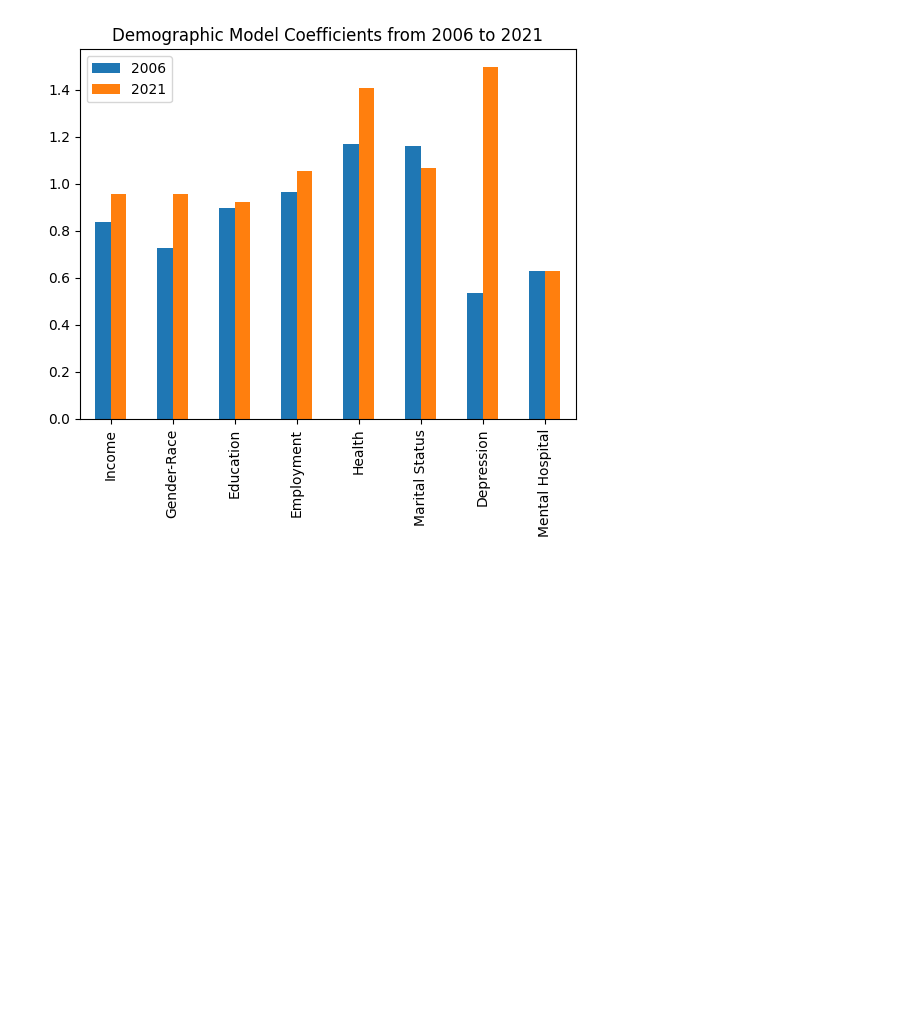
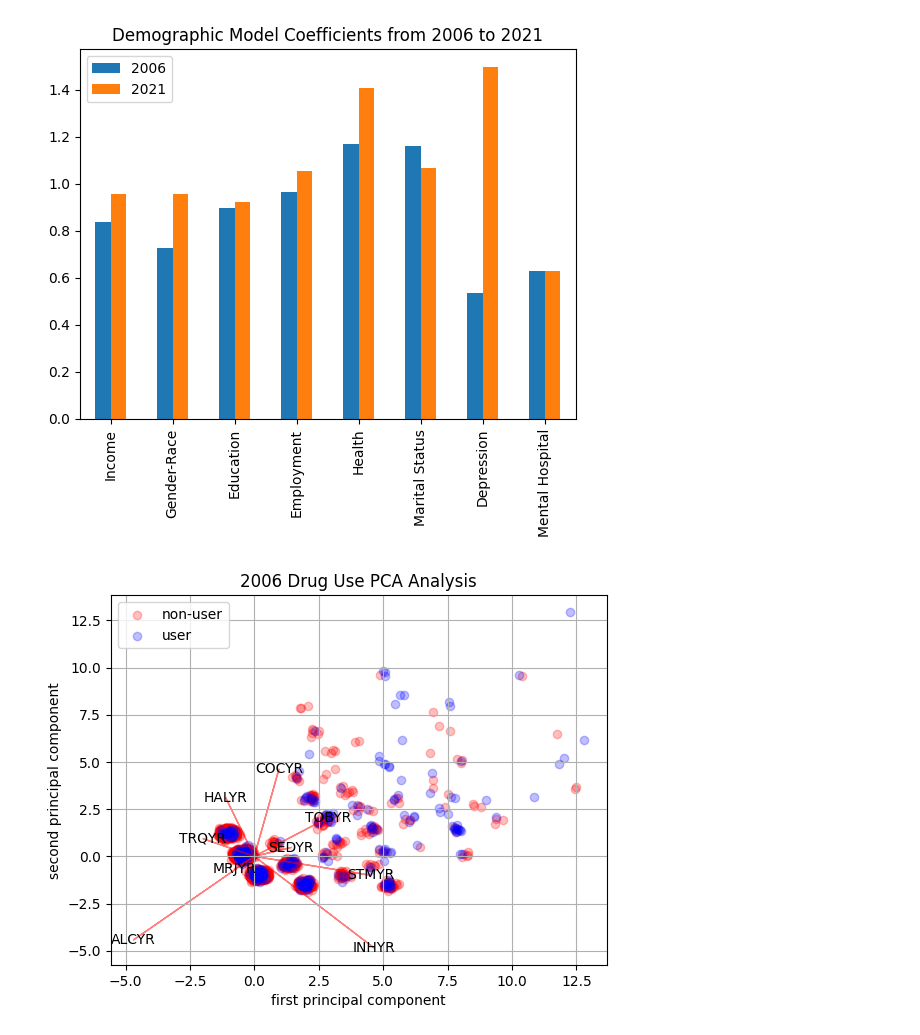
Before and after one commit to HotelTango314/dsa5900, a Jupyter notebook: NSDUH_Explore.ipynb, the cells around one changed output. Drawn from its saved outputs; the diff is of its cells as text; code cells hidden in the pictures; blank space fills up the shorter version.

```diff
--- a/NSDUH_Explore.ipynb
+++ b/NSDUH_Explore.ipynb
@@ -1422,0 +1436,44 @@ coef_tw1:  [0.9588227505662315, 0.9585804806217393, 0.9245573624329654, 1.055639
+# %%
+def PCA_scatter_plot(X,y,title,labels):
+    scaler = StandardScaler()
+    scaler.fit(X)
+    X=scaler.transform(X)
+    pca_obj = PCA()
+    pca_obj.fit(X,y)
+    x_new = pca_obj.transform(X)
+    coeff=pca_obj.components_
+    n=coeff.shape[0]
+
+
+    #pca_obj = PCA(n_components=2).fit_transform(X)
+    fig,ax = plt.subplots()
+
+    ax.scatter(rand_jitter(np.array([x[0] for x in x_new.tolist()])[value_finder(y,0)].tolist()),
+                rand_jitter(np.array([x[1] for x in x_new.tolist()])[value_finder(y,0)].tolist()),
+               c="red",
+                alpha=.25,
+                label="non-user"
+               )
+    ax.scatter(rand_jitter(np.array([x[0] for x in x_new.tolist()])[value_finder(y,1)].tolist()),
+                rand_jitter(np.array([x[1] for x in x_new.tolist()])[value_finder(y,1)].tolist()),
+               c="blue",
+                alpha=.25,
+                label="user"
+               )
+    for i in range(n):
+        ax.arrow(0, 0, coeff[i,0]*9, coeff[i,1]*9,color = 'r',alpha = 0.5)
+        if labels is None:
+            ax.text(coeff[i,0]*9, coeff[i,1]*9, "Var"+str(i+1), color = 'g', ha = 'center', va = 'center')
+        else:
+            ax.text(coeff[i,0]*9, coeff[i,1]*9, labels[i], color = 'k', ha = 'center', va = 'center')
+
+    ax.grid()
+    ax.legend()
+    ax.set_xlabel("first principal component")
+    ax.set_ylabel("second principal component")
+    ax.set_title(title)
+    plt.show()
+# %%
+PCA_scatter_plot(du_six_X,du_six_y,"2006 Drug Use PCA Analysis",du_six_final)
+# %% [output]
+[figure, added]
```
Also changed, not shown: parts of 8 cells of this notebook.
